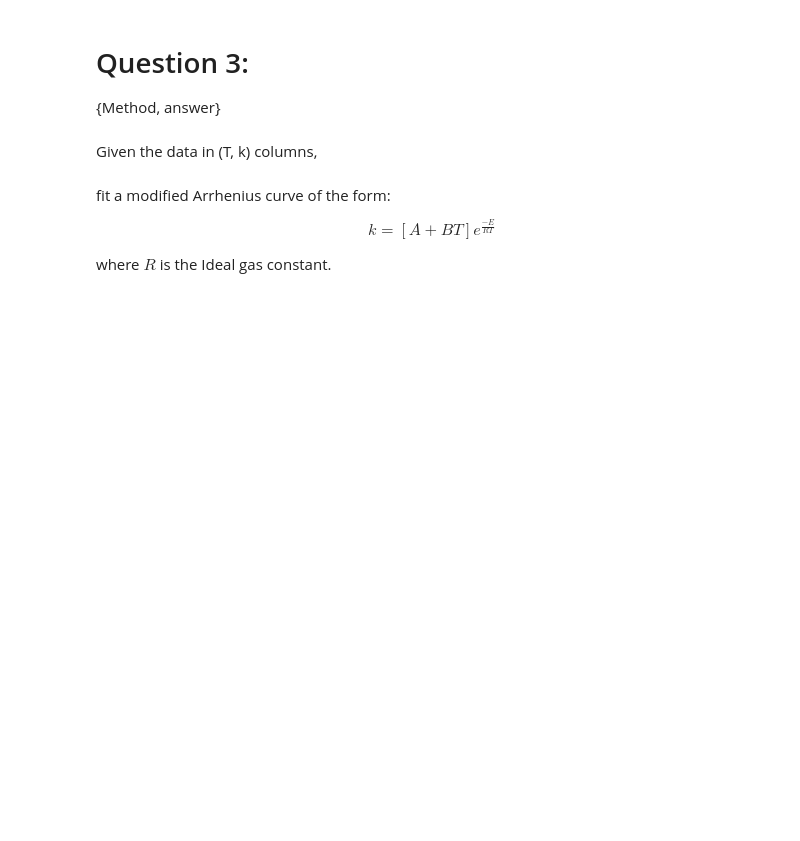
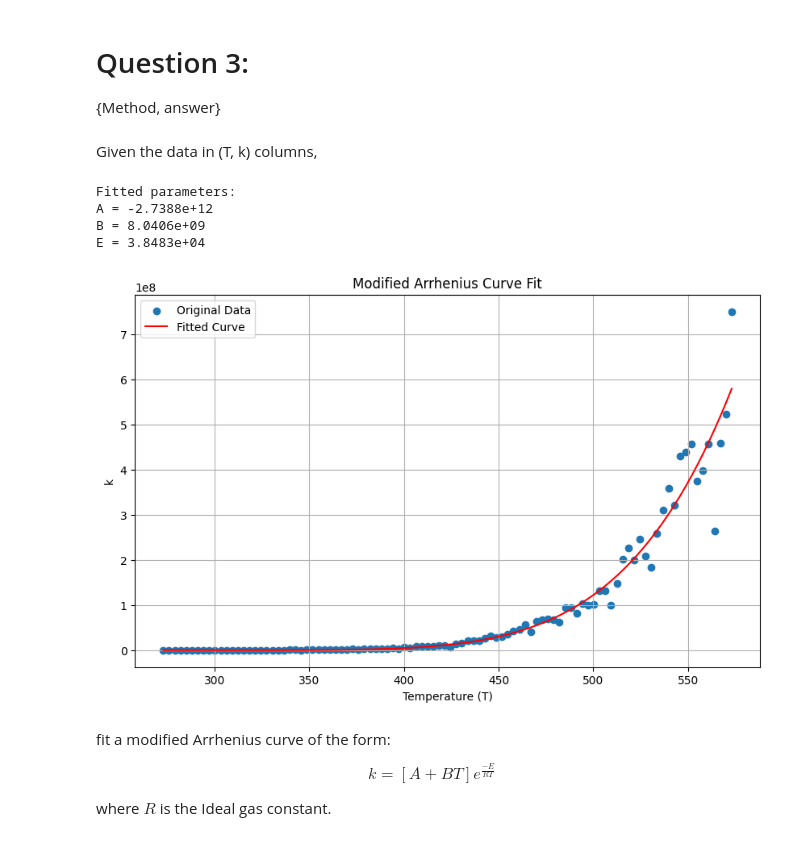
Before and after one commit to neha-jadhavs/ENGPHYS-3NM4, a Jupyter notebook: Assignments/Assignment_3.ipynb, the cells around one changed output. Drawn from its saved outputs; the diff is of its cells as text; code cells hidden in the pictures; blank space fills up the shorter version.

```diff
--- a/Assignments/Assignment_3.ipynb
+++ b/Assignments/Assignment_3.ipynb
@@ -232,33 +210,90 @@ data = np.array([[2.73000000e+02, 4.45900132e+03],
        [4.85121212e+02, 9.48617775e+07],
        [4.88151515e+02, 9.34710486e+07],
        [4.91181818e+02, 8.25781385e+07],
        [4.94212121e+02, 1.02888832e+08],
        [4.97242424e+02, 9.99071191e+07],
        [5.00272727e+02, 1.01319698e+08],
        [5.03303030e+02, 1.32602108e+08],
        [5.06333333e+02, 1.31923942e+08],
        [5.09363636e+02, 1.00146518e+08],
        [5.12393939e+02, 1.48398130e+08],
        [5.15424242e+02, 2.01128065e+08],
        [5.18454545e+02, 2.25792703e+08],
        [5.21484848e+02, 1.99863590e+08],
        [5.24515152e+02, 2.47074414e+08],
        [5.27545455e+02, 2.08548654e+08],
        [5.30575758e+02, 1.83449792e+08],
        [5.33606061e+02, 2.58856094e+08],
        [5.36636364e+02, 3.10038100e+08],
        [5.39666667e+02, 3.58956357e+08],
        [5.42696970e+02, 3.21512830e+08],
        [5.45727273e+02, 4.30773903e+08],
        [5.48757576e+02, 4.39179856e+08],
        [5.51787879e+02, 4.57110476e+08],
        [5.54818182e+02, 3.75292342e+08],
        [5.57848485e+02, 3.97574548e+08],
        [5.60878788e+02, 4.57516936e+08],
        [5.63909091e+02, 2.63845055e+08],
        [5.66939394e+02, 4.59249219e+08],
        [5.69969697e+02, 5.23677345e+08],
        [5.73000000e+02, 7.51098462e+08]])
+
+import numpy as np
+from scipy.optimize import curve_fit
+import matplotlib.pyplot as plt
+
+# Data from the previous cell
+T_data = data[:, 0]
+k_data = data[:, 1]
+
+# Ideal gas constant
+R = 8.314  # J/(mol*K) or m^3*Pa/(mol*K)
+
+# Define the modified Arrhenius curve function
+def modified_arrhenius(T, A, B, E):
+    return (A + B * T) * np.exp(-E / (R * T))
+
+# Fit the curve to the data
+# Provide an initial guess for the parameters [A, B, E]
+# The initial guess can significantly affect the fitting process.
+# Based on the form of the equation and the data scale, we can make a rough guess.
+# A and B will likely be related to the scale of k, and E will influence the exponential term.
+# Let's start with some reasonable positive values.
+initial_guess = [1e3, 1e1, 5e4] # Example initial guess, may need adjustment
+
+try:
+    params, covariance = curve_fit(modified_arrhenius, T_data, k_data, p0=initial_guess)
+
+    # Extract the fitted parameters
+    A_fit, B_fit, E_fit = params
+
+    print(f"Fitted parameters:")
+    print(f"A = {A_fit:.4e}")
+    print(f"B = {B_fit:.4e}")
+    print(f"E = {E_fit:.4e}")
+
+    # Plot the original data and the fitted curve
+    plt.figure(figsize=(10, 6))
+    plt.scatter(T_data, k_data, label='Original Data')
+    T_fit = np.linspace(min(T_data), max(T_data), 100)
+    k_fit = modified_arrhenius(T_fit, A_fit, B_fit, E_fit)
+    plt.plot(T_fit, k_fit, color='red', label='Fitted Curve')
+    plt.xlabel('Temperature (T)')
+    plt.ylabel('k')
+    plt.title('Modified Arrhenius Curve Fit')
+    plt.legend()
+    plt.grid(True)
+    plt.show()
+
+except RuntimeError as e:
+    print(f"Error during curve fitting: {e}")
+    print("Consider adjusting the initial guess or checking the data.")
+# %% [output]
+Fitted parameters:
+A = -2.7388e+12
+B = 8.0406e+09
+E = 3.8483e+04
+[figure, added]
 # %% [markdown]
 fit a modified Arrhenius curve of the form:
 
```
Also changed, not shown: parts of 4 cells of this notebook.
